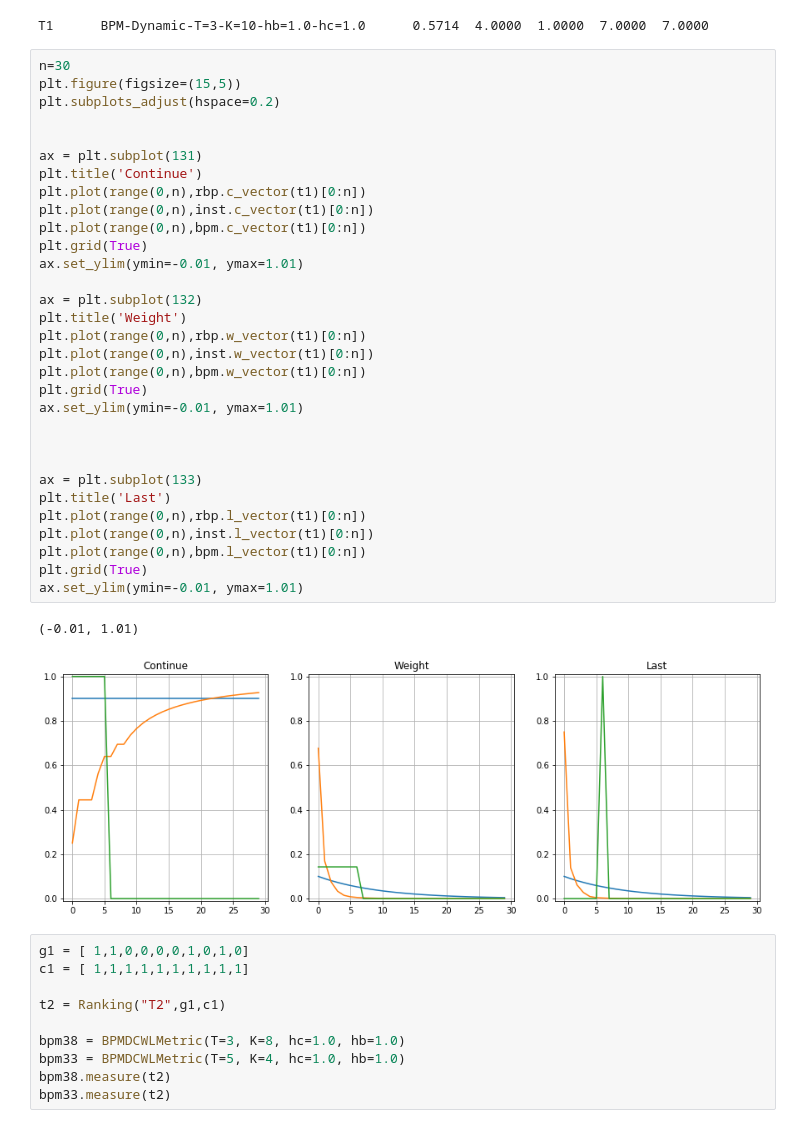
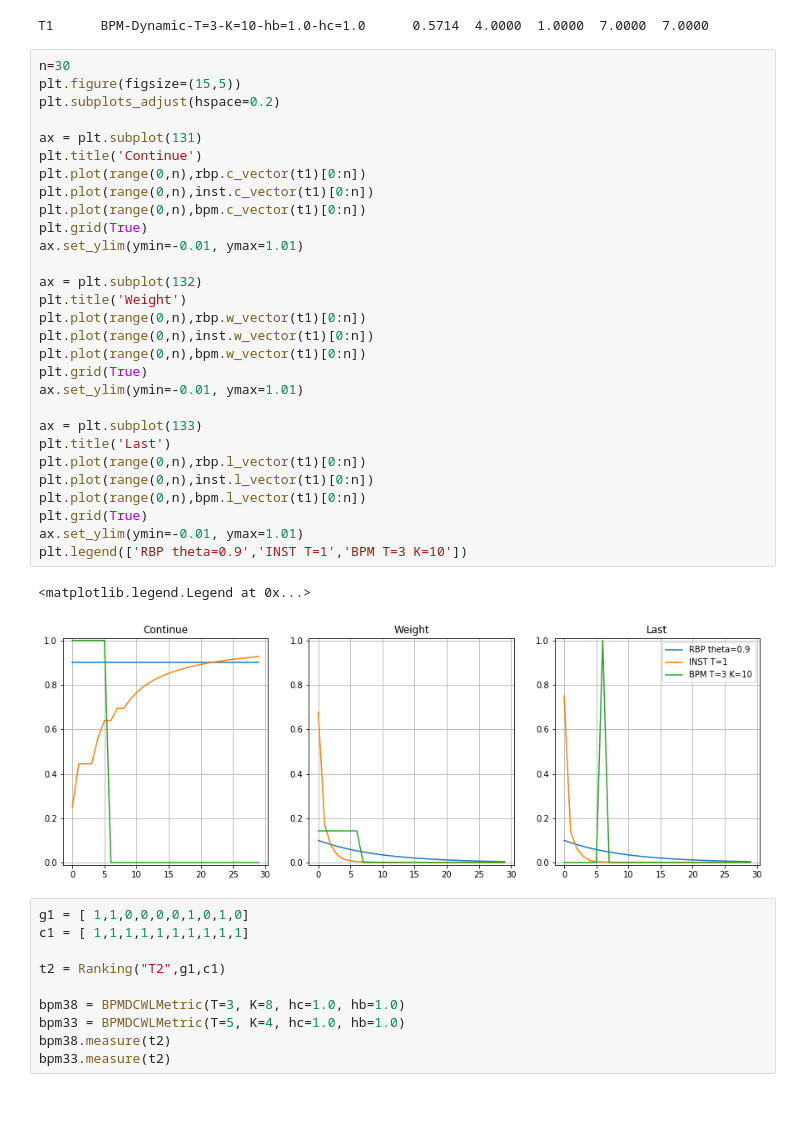
Before and after one commit to leifos/cwl, a Jupyter notebook: examples/CWL-Weights-Notebook.ipynb, the cells around one changed output. Saved outputs shown, nothing was run; the diff lists cells and outputs as text.

Commit message:
Added Legend to Plots in Notebooks

```diff
--- a/examples/CWL-Weights-Notebook.ipynb
+++ b/examples/CWL-Weights-Notebook.ipynb
@@ -64,37 +64,35 @@ T1      BPM-Dynamic-T=3-K=10-hb=1.0-hc=1.0      0.5714  4.0000  1.0000  7.0000
 # %%
 n=30
 plt.figure(figsize=(15,5))
 plt.subplots_adjust(hspace=0.2)
-
 
 ax = plt.subplot(131)
 plt.title('Continue')
 plt.plot(range(0,n),rbp.c_vector(t1)[0:n])
 plt.plot(range(0,n),inst.c_vector(t1)[0:n])
 plt.plot(range(0,n),bpm.c_vector(t1)[0:n])
 plt.grid(True)
 ax.set_ylim(ymin=-0.01, ymax=1.01)
 
 ax = plt.subplot(132)
 plt.title('Weight')
 plt.plot(range(0,n),rbp.w_vector(t1)[0:n])
 plt.plot(range(0,n),inst.w_vector(t1)[0:n])
 plt.plot(range(0,n),bpm.w_vector(t1)[0:n])
 plt.grid(True)
 ax.set_ylim(ymin=-0.01, ymax=1.01)
 
-
-
 ax = plt.subplot(133)
 plt.title('Last')
 plt.plot(range(0,n),rbp.l_vector(t1)[0:n])
 plt.plot(range(0,n),inst.l_vector(t1)[0:n])
 plt.plot(range(0,n),bpm.l_vector(t1)[0:n])
 plt.grid(True)
 ax.set_ylim(ymin=-0.01, ymax=1.01)
+plt.legend(['RBP theta=0.9','INST T=1','BPM T=3 K=10'])
 # %% [output]
-(-0.01, 1.01)
+<matplotlib.legend.Legend at 0x...>
-[figure, old version]
+[figure, new version]
 # %%
 g1 = [ 1,1,0,0,0,0,1,0,1,0]
 c1 = [ 1,1,1,1,1,1,1,1,1,1]
```
Also changed, not shown: parts of 1 cell of this notebook, 1 other file.
